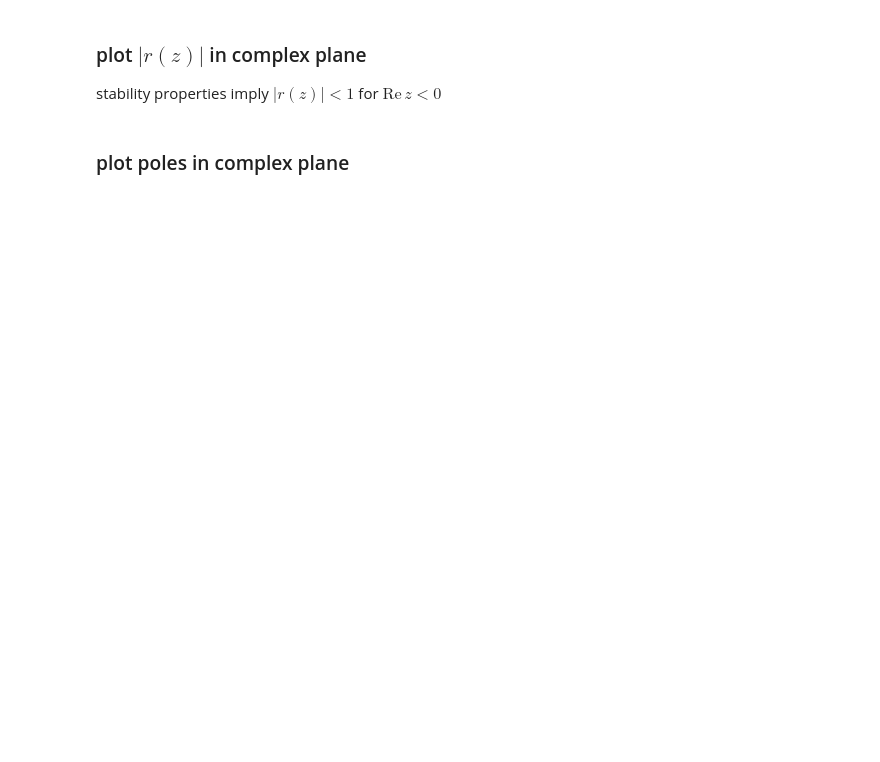
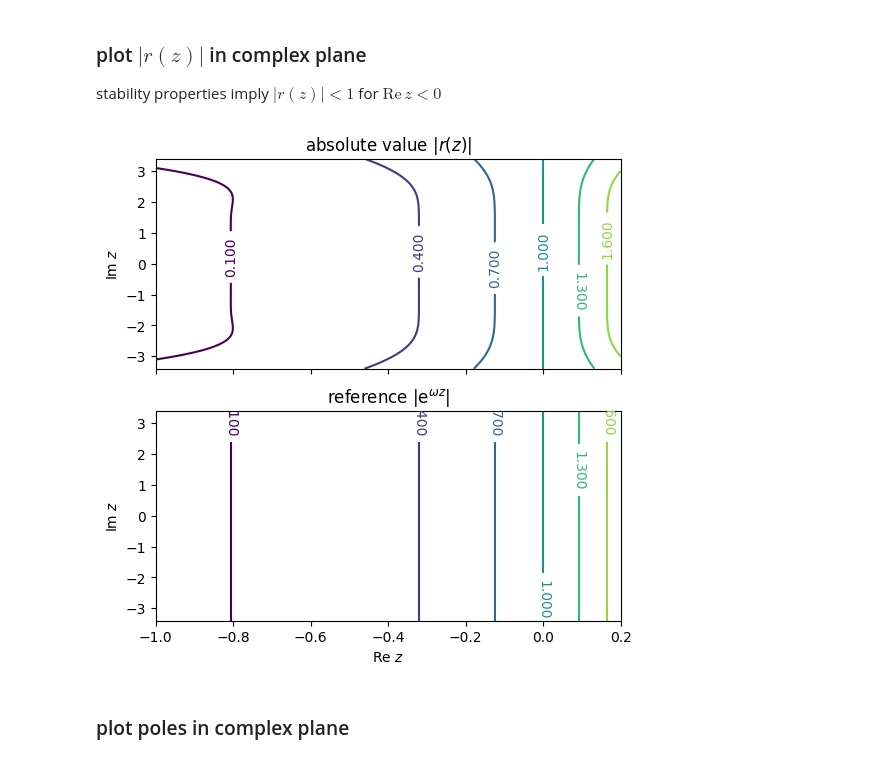
Before and after one commit to newbisi/rexpi, a Jupyter notebook: examples/ex0_basicruns.ipynb, the cells around one changed output. Cells and saved outputs as stored; diff of their text form; code cells hidden in the pictures; blank space fills up the shorter version.

```diff
--- a/examples/ex0_basicruns.ipynb
+++ b/examples/ex0_basicruns.ipynb
@@ -90,42 +104,35 @@ nre=300
 ximag = np.linspace(-3.4, 3.4, nim)
 xreal = np.linspace(-1.0, 0.2, nre)
 X, Y = np.meshgrid(xreal, ximag)
 zall = (X+1j*Y).flatten()
 
 # evaluate in barycentric rational form
 rz = r(zall)
 absvec = abs(rz)
 Zabsbary = np.reshape(absvec,(nim,nre))
 
 # reference
 absvec = abs(np.exp(w*zall))
 Zabsref = np.reshape(absvec,(nim,nre))
 
 
 tagslist = list(np.linspace(0.1,1.9,7))
 fig, (ax1,ax2) = plt.subplots(2,1,figsize=(6, 6))
 
 ax1.title.set_text('absolute value $|r(z)|$')
 reftol = int(np.log10(tol))-1
 CS = ax1.contour(X, Y, (Zabsbary), levels=tagslist)
 ax1.clabel(CS, inline=1, fontsize=10)
 ax1.set_ylabel("Im $z$")
 ax1.axes.xaxis.set_ticklabels([])
 
 ax2.title.set_text('reference $|\mathrm{e}^{\omega z}|$')
 CS = plt.contour(X, Y, (Zabsref), levels=tagslist)
 ax2.clabel(CS, inline=1, fontsize=10)
 ax2.set_ylabel("Im $z$")
 ax2.set_xlabel("Re $z$");
-
-
-#plt.title("approximation error $\log_{10}|r(z)-\mathrm{e}^{\omega z}|$, $n=%d$, $\omega\\approx %.4f$"%(n,w));
-
-import tikzplotlib
-figname = "errinC"
-figscaling = 1.3
-tikzheight, tikzwidth = figscaling*6, figscaling*8
-tikzplotlib.save(figname+".tex", axis_height='{:.2f}cm'.format(tikzheight), axis_width = '{:.2f}cm'.format(tikzwidth))
+# %% [output]
+[figure, added]
 # %% [markdown]
 ### plot poles in complex plane
 # %%
```
Also changed, not shown: parts of 8 cells of this notebook.
